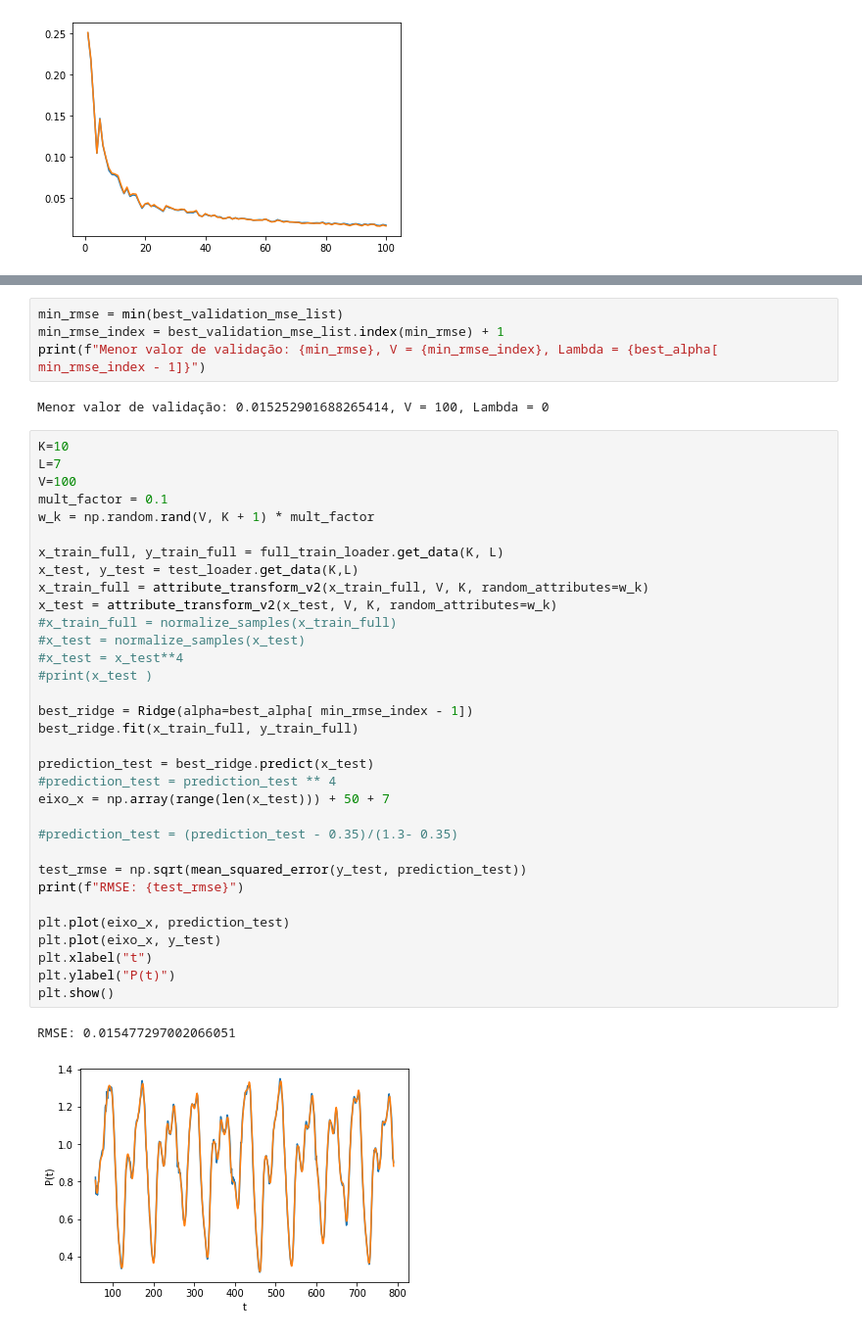
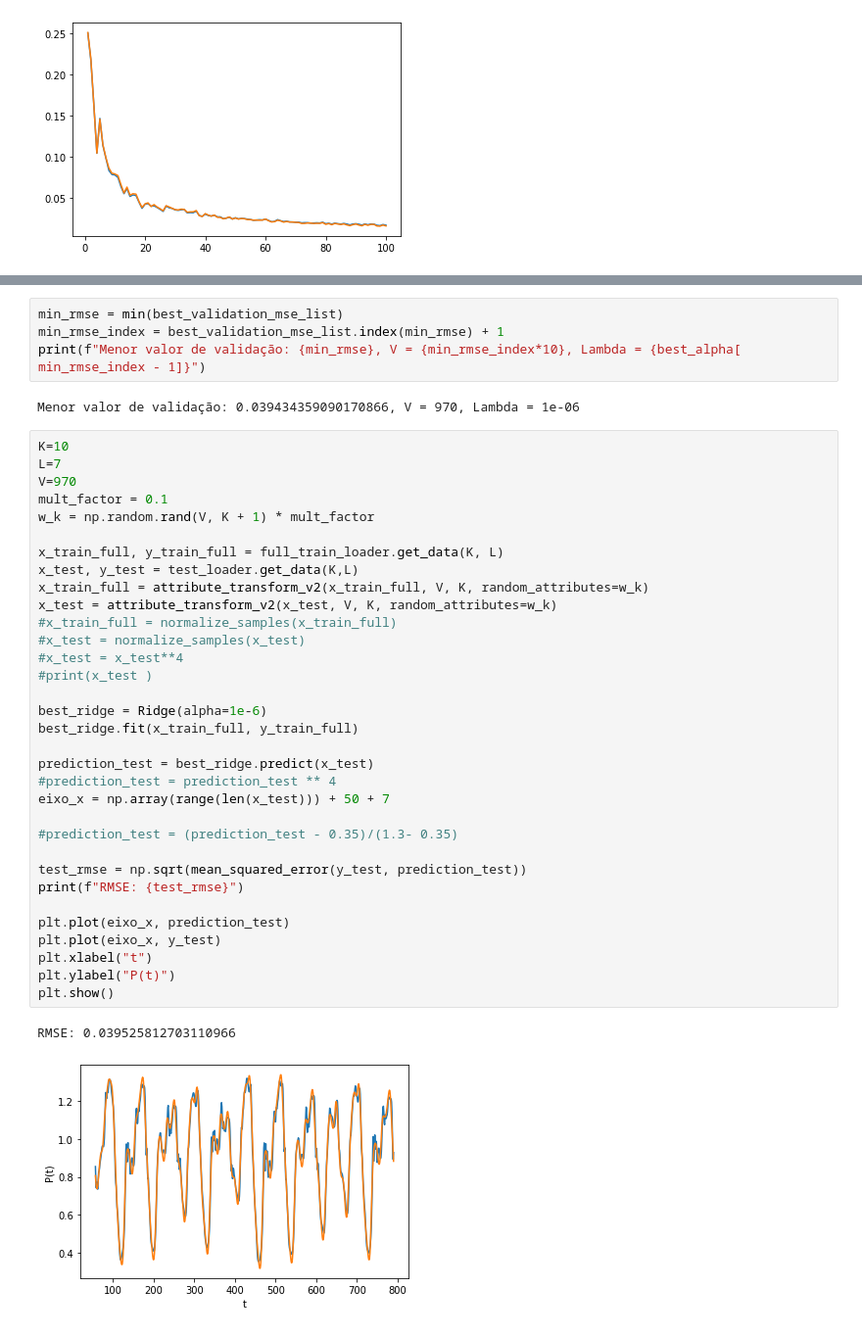
Before and after one commit to pdcos/IA048_Ex1, a Jupyter notebook: prototype.ipynb, the cells around one changed output, grey strips where cells are left out. Shown: that part at 98% size. Saved outputs shown, nothing was run; the diff lists cells and outputs as text.

```diff
--- a/prototype.ipynb
+++ b/prototype.ipynb
@@ -330,42 +348,42 @@ plt.show()
 # %%
 min_rmse = min(best_validation_mse_list)
 min_rmse_index = best_validation_mse_list.index(min_rmse) + 1
-print(f"Menor valor de validação: {min_rmse}, V = {min_rmse_index}, Lambda = {best_alpha[ min_rmse_index - 1]}")
+print(f"Menor valor de validação: {min_rmse}, V = {min_rmse_index*10}, Lambda = {best_alpha[ min_rmse_index - 1]}")
 # %% [output]
-Menor valor de validação: 0.015252901688265414, V = 100, Lambda = 0
+Menor valor de validação: 0.039434359090170866, V = 970, Lambda = 1e-06
 # %%
 K=10
 L=7
-V=100
+V=970
 mult_factor = 0.1
 w_k = np.random.rand(V, K + 1) * mult_factor
 
 x_train_full, y_train_full = full_train_loader.get_data(K, L)
 x_test, y_test = test_loader.get_data(K,L)
 x_train_full = attribute_transform_v2(x_train_full, V, K, random_attributes=w_k)
 x_test = attribute_transform_v2(x_test, V, K, random_attributes=w_k)
 #x_train_full = normalize_samples(x_train_full)
 #x_test = normalize_samples(x_test)
 #x_test = x_test**4
 #print(x_test )
 
-best_ridge = Ridge(alpha=best_alpha[ min_rmse_index - 1])
+best_ridge = Ridge(alpha=1e-6)
 best_ridge.fit(x_train_full, y_train_full)
 
 prediction_test = best_ridge.predict(x_test)
 #prediction_test = prediction_test ** 4
 eixo_x = np.array(range(len(x_test))) + 50 + 7
 
 #prediction_test = (prediction_test - 0.35)/(1.3- 0.35)
 
 test_rmse = np.sqrt(mean_squared_error(y_test, prediction_test))
 print(f"RMSE: {test_rmse}")
 
 plt.plot(eixo_x, prediction_test)
 plt.plot(eixo_x, y_test)
 plt.xlabel("t")
 plt.ylabel("P(t)")
 plt.show()
 # %% [output]
-RMSE: 0.015477297002066051
+RMSE: 0.039525812703110966
-[figure, old version]
+[figure, new version]
```
Also changed, not shown: parts of 9 cells of this notebook.
